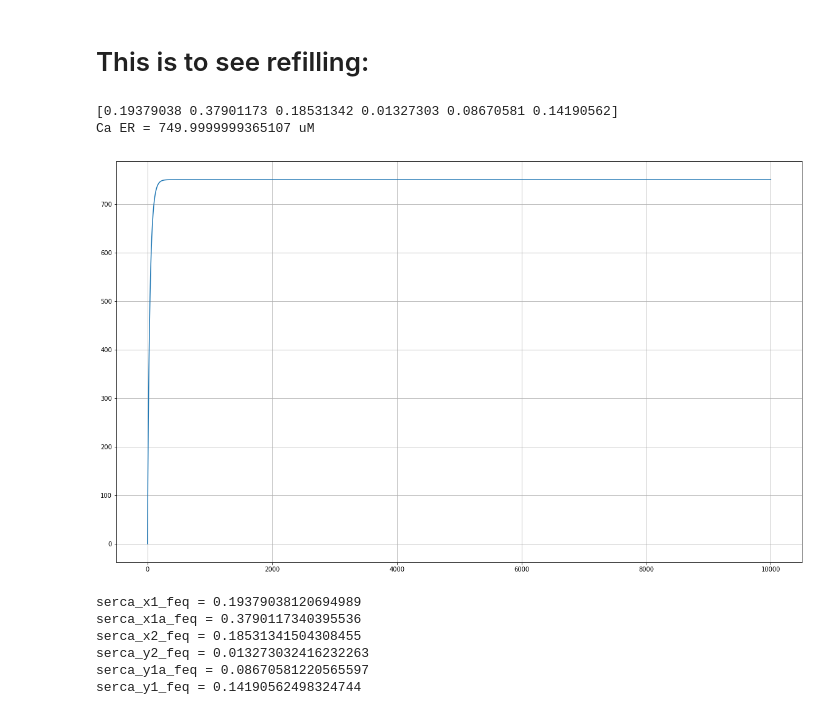
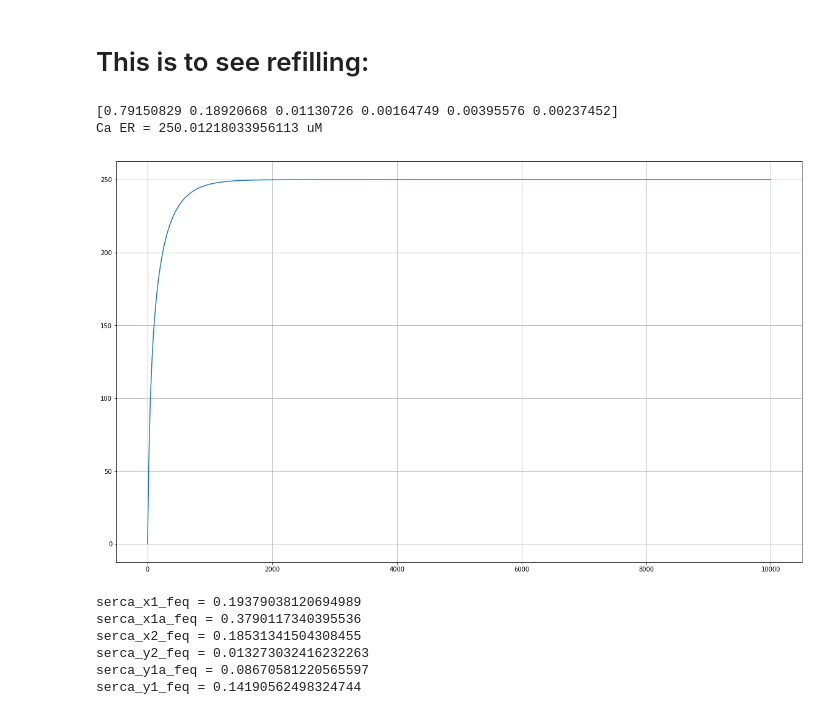
Before and after one commit to KabirDabholkar/tripartiteSynapse, a Jupyter notebook: ode/new ode.ipynb, the cells around one changed output. Saved outputs shown, nothing was run; the diff lists cells and outputs as text; code cells hidden in the pictures.

```diff
--- a/ode/new ode.ipynb
+++ b/ode/new ode.ipynb
@@ -146,38 +146,38 @@ v0 = [Ca]+list(p)+calbindin+get_SERCA_equilibrium(cae*1e6)+[cae]
 
 #Changing parameters
 k=k_orig.copy()
 #sf=5#1.2#2.56276565#3**(0.5)#15.077571633298069
 #sm=3.53087274 #for 500
 #sm=1/np.polyval(fit1,sf)#0.06666667#4.475955225950996 #1.0910670852450743#2#1.57496328 #for 750
 
 
-sf,sm=sols[5]#[8.19512923, 0.10158836]
-k['kleak']=kleakrange[5]*0.2#*0.39623658#
+sf,sm=[1,1]#[8.19512923, 0.10158836]
+#k['kleak']=0.2#*0.39623658#kleakrange[5]*
 
 for key in ['kx1_x1a','kx1a_x2','ky2_y1a','ky1a_y1']:
     k[key]=sf*k[key]
 for key in ['kx2_y2','ky2_x2','kx1_y1','ky1_x1']:
     k[key]=sm*k[key]
 
 #0.05#*0.2#*0.2#*0.087 #0.21405838101231592#0.09519188799639043
 #print(k)
 
 tstep = 1e-3
 tf = 10000
 t = np.linspace(0, tf, tf/tstep+1)
 M=new_model(k)
 # Solve ODE
 sol = odeint(M.ode,v0,t)
 
 plt.figure(figsize=(20,12))
 plt.plot(t,sol[:,-1]*1e6)
 plt.grid()
 
 print(sol[-1,-7:-1],"\nCa ER =",sol[-1,-1]*1e6,"uM")
 # %% [output]
-[0.19379038 0.37901173 0.18531342 0.01327303 0.08670581 0.14190562]
-Ca ER = 749.9999999365107 uM
+[0.79150829 0.18920668 0.01130726 0.00164749 0.00395576 0.00237452]
+Ca ER = 250.01218033956113 uM
-[figure, old version]
+[figure, new version]
 # %%
 mols=['x1','x1a','x2','y2','y1a','y1']
 for (m,a) in zip(mols,sol[-1,-7:-1]):
```
Also changed, not shown: parts of 2 cells of this notebook, 6 other files.
